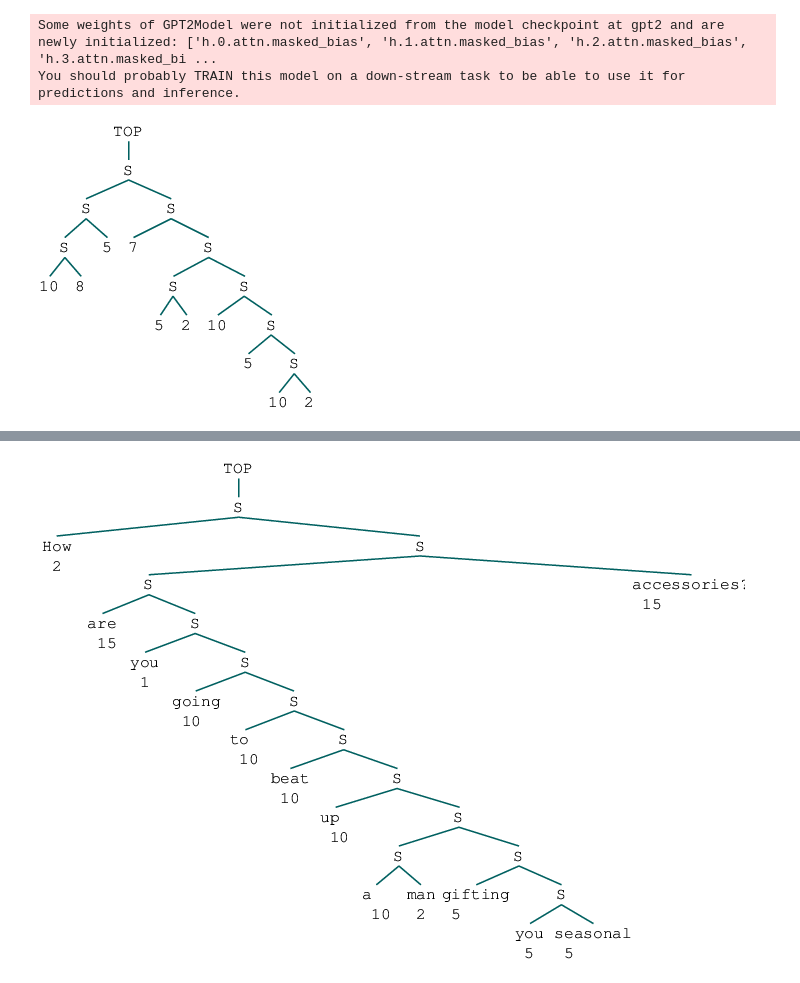
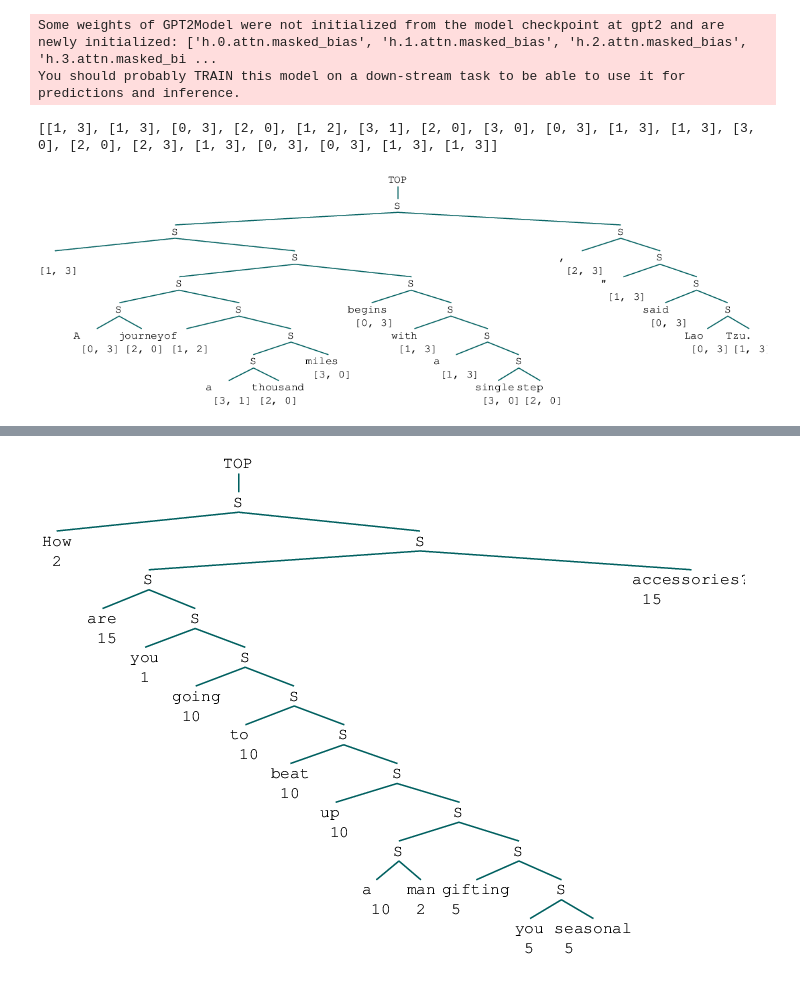
Before and after one commit to thomaslu2000/Incremental-Parsing-Representations, a Jupyter notebook: analysis/int.ipynb, the cells around one changed output, grey strips where cells are left out. Drawn from its saved outputs; the diff is of its cells as text; code cells hidden in the pictures.

```diff
--- a/analysis/int.ipynb
+++ b/analysis/int.ipynb
@@ -4,8 +4,3 @@ from nltk.tree import Tree
 import matplotlib.pyplot as plt
 from sklearn.metrics import confusion_matrix
 from iparse import IParser
-# %%
-iparse = IParser("../models/gpn_tau_i2_back_ce_c1_linear_layer_7881782_dev=94.41.pt")
-# %% [output]
-Some weights of GPT2Model were not initialized from the model checkpoint at gpt2 and are newly initialized: ['h.0.attn.masked_bias', 'h.1.attn.masked_bias', 'h.2.attn.masked_bias', 'h.3.attn.masked_bi ...
-You should probably TRAIN this model on a down-stream task to be able to use it for predictions and inference.
@@ -21,7 +12,34 @@ def show_tree_and_pred(sent):
     tags = iparse.tree_to_tag(tree2)
     print(tags)
     display(iparse.tree_from_cats(tags))
-# %%
-iparse.tree_from_cats([8, 10, 8, 5, 7, 5, 2, 10, 5, 10, 2, 8])
-# %% [output]
-[figure, removed]
+# %%
+some_sentences = [
+'She enjoys playing tennis .',
+'How are you doing today ?',
+"Stock prices soared after the president's announcement .",
+'" A journey of a thousand miles begins with a single step , " said Lao Tzu.',
+"I suppose you think you're brave , don't you ?",
+'Only compared to some .',
+'Hello .',
+'My name is Inigo Montoya .',
+'You killed my father .',
+'Prepare to die .',
+'You keep using that word .',
+'I do not think it means what you think it means .',
+'Arthur is King of the Britons .',
+]
+# %%
+# gpn_tau_i2_back_kl_c0.01_7921957_dev=94.53.pt
+# gpn_tau_i2_subspans0.3_tau300_7921948_dev=94.69.pt
+# gpn_tau_i2_t3_4x2_7992268_dev=94.15.pt
+iparse = IParser("../models/gpn_tau_i2_t3_4x2_7992268_dev=94.15.pt")
+# %% [output]
+Some weights of GPT2Model were not initialized from the model checkpoint at gpt2 and are newly initialized: ['h.0.attn.masked_bias', 'h.1.attn.masked_bias', 'h.2.attn.masked_bias', 'h.3.attn.masked_bi ...
+You should probably TRAIN this model on a down-stream task to be able to use it for predictions and inference.
+# %%
+tree2, cats = iparse.parse_sentence(some_sentences[3])
+print(cats)
+display(tree2)
+# %% [output]
+[[1, 3], [1, 3], [0, 3], [2, 0], [1, 2], [3, 1], [2, 0], [3, 0], [0, 3], [1, 3], [1, 3], [3, 0], [2, 0], [2, 3], [1, 3], [0, 3], [0, 3], [1, 3], [1, 3]]
+[figure, added]
```
Also changed, not shown: parts of 3 cells of this notebook, 1 other file.
